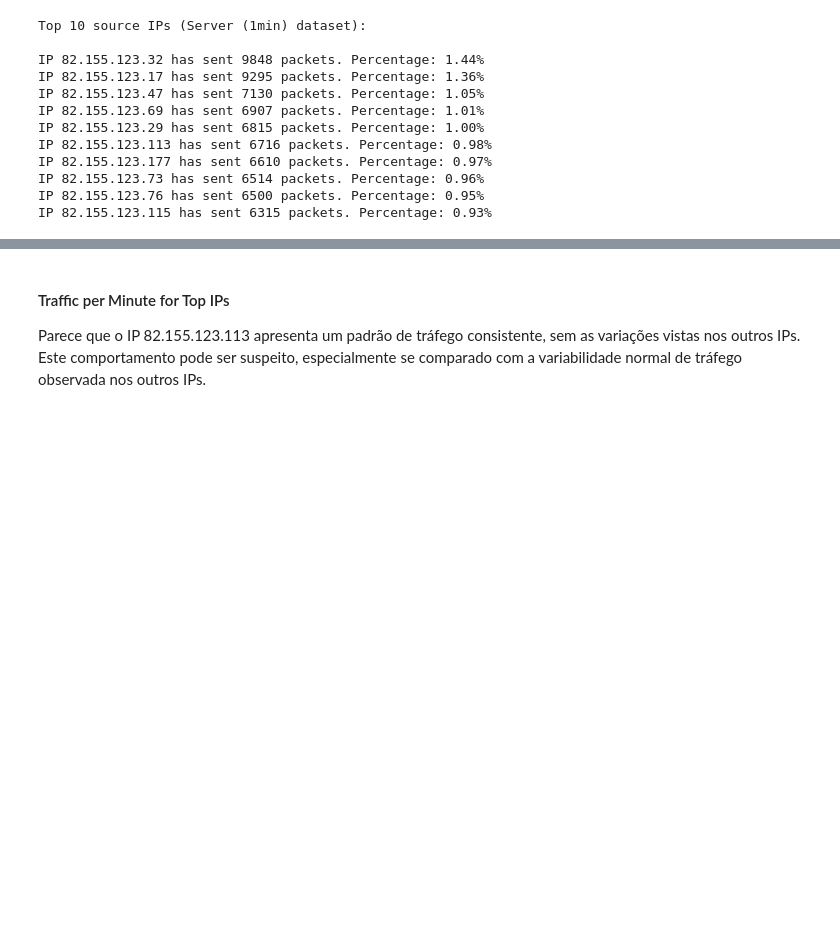
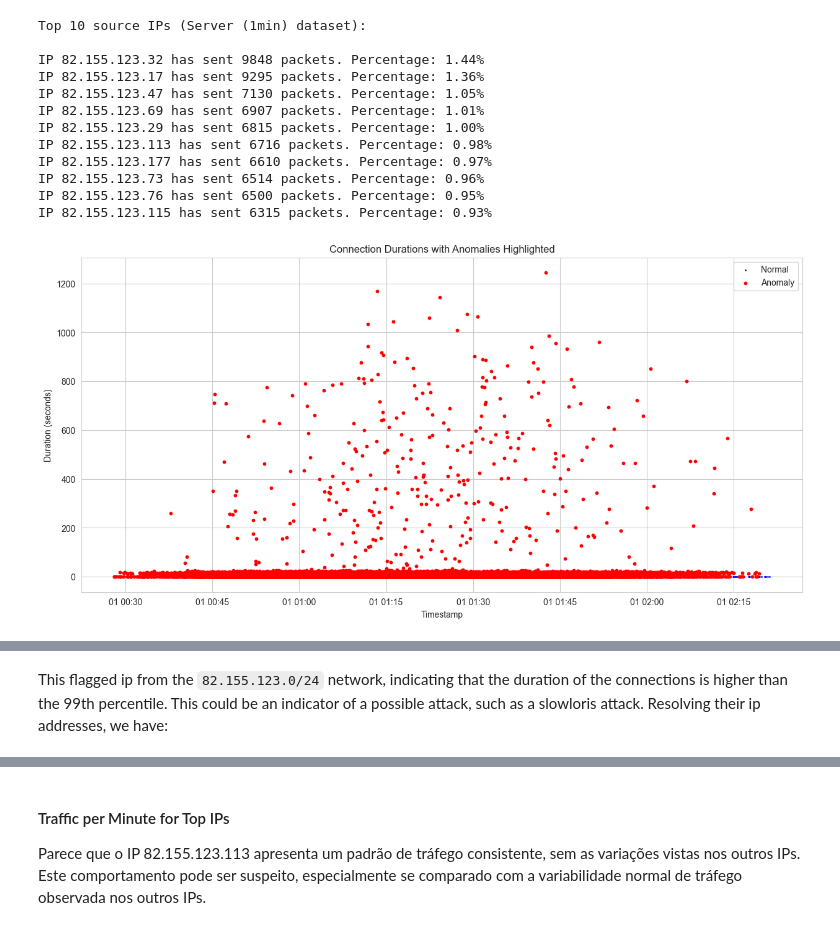
Before and after one commit to NiMouh/AD_SR, a Jupyter notebook: Project.ipynb, the cells around one changed output, grey strips where cells are left out. Cells and saved outputs as stored; diff of their text form; code cells hidden in the pictures; blank space fills up the shorter version.

```diff
--- a/Project.ipynb
+++ b/Project.ipynb
@@ -938,3 +1002,44 @@ IP 82.155.123.177 has sent 6610 packets. Percentage: 0.97%
 IP 82.155.123.73 has sent 6514 packets. Percentage: 0.96%
 IP 82.155.123.76 has sent 6500 packets. Percentage: 0.95%
 IP 82.155.123.115 has sent 6315 packets. Percentage: 0.93%
+# %%
+server_df = pd.read_parquet('datasets/dataset3/servers3.parquet')
+
+# Convert timestamp to datetime for easier manipulation
+server_df['timestamp'] = pd.to_datetime(server_df['timestamp'], unit='ms')
+
+# Calculate the duration of connections
+server_df['duration'] = server_df.groupby('src_ip')['timestamp'].diff().fillna(pd.Timedelta(seconds=0)).dt.total_seconds()
+
+# Detect anomalies in connection duration and intervals between connections
+# Define what constitutes an anomaly, e.g., duration longer than 99th percentile or very short intervals between connections
+duration_threshold = server_df['duration'].quantile(0.99)
+interval_threshold = server_df['duration'].quantile(0.01)
+
+# Mark anomalies
+server_df['anomaly'] = (server_df['duration'] > duration_threshold) | (server_df['duration'] < interval_threshold)
+
+# Display the anomalies
+sampled_data = server_df[~server_df['anomaly']].sample(n=10000, random_state=1)
+anomalies = server_df[server_df['anomaly']]
+plt.figure(figsize=(15, 7))
+
+# Plot all data points
+plt.scatter(sampled_data['timestamp'], sampled_data['duration'], color='blue', label='Normal', s=1)
+
+# Highlight anomalies
+plt.scatter(anomalies['timestamp'], anomalies['duration'], color='red', label='Anomaly', s=10)
+
+plt.xlabel('Timestamp')
+plt.ylabel('Duration (seconds)')
+plt.title('Connection Durations with Anomalies Highlighted')
+plt.legend()
+plt.show()
+
+# Show the ip's with the highest duration
+print(server_df.nlargest(10, 'duration'))
+
+# Save the top 10 in a list
+top_ips = server_df.nlargest(10, 'duration')['src_ip'].unique()
+# %% [output]
+[figure, added]
@@ -940,0 +1063,2 @@ IP 82.155.123.115 has sent 6315 packets. Percentage: 0.93%
+# %% [markdown]
+This flagged ip from the `82.155.123.0/24` network, indicating that the duration of the connections is higher than the 99th percentile. This could be an indicator of a possible attack, such as a slowloris attack. Resolving their ip addresses, we have:
```
Also changed, not shown: parts of 6 cells of this notebook, 13 other files.
